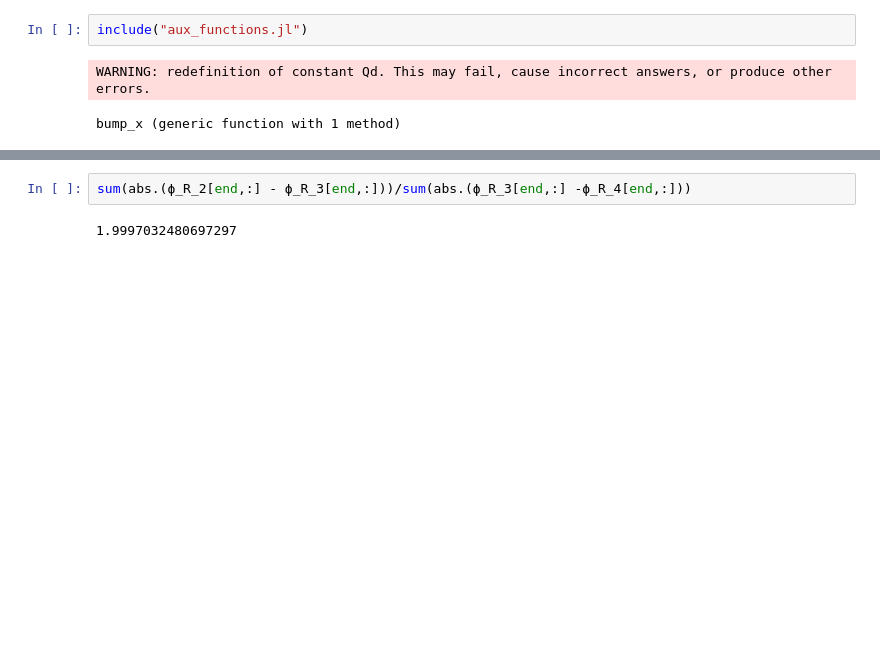
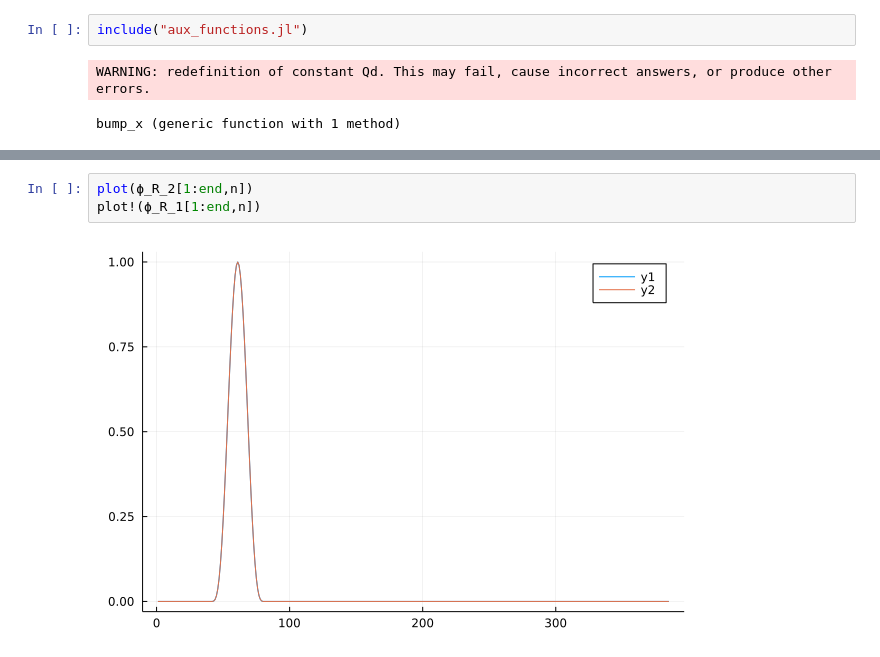
Before and after one commit to reula/Matching, a Jupyter notebook: convergence.ipynb, the cells around one changed output, grey strips where cells are left out. Cells and saved outputs as stored; diff of their text form; blank space fills up the shorter version.

```diff
--- a/convergence.ipynb
+++ b/convergence.ipynb
@@ -126,4 +142,5 @@ sum(abs.(ϕ_R_1[end,:] - ϕ_R_2[end,:]))/sum(abs.(ϕ_R_2[end,:] -ϕ_R_3[end,:]))
-# %%
-sum(abs.(ϕ_R_2[end,:] - ϕ_R_3[end,:]))/sum(abs.(ϕ_R_3[end,:] -ϕ_R_4[end,:]))
-# %% [output]
-1.9997032480697297
+# %%
+plot(ϕ_R_2[1:end,n])
+plot!(ϕ_R_1[1:end,n])
+# %% [output]
+[figure, added]
```
Also changed, not shown: parts of 11 cells of this notebook, 9 other files.
